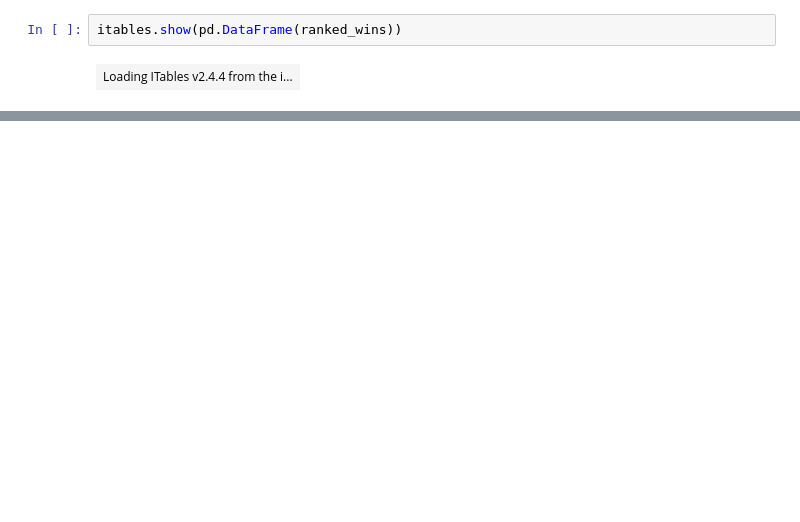
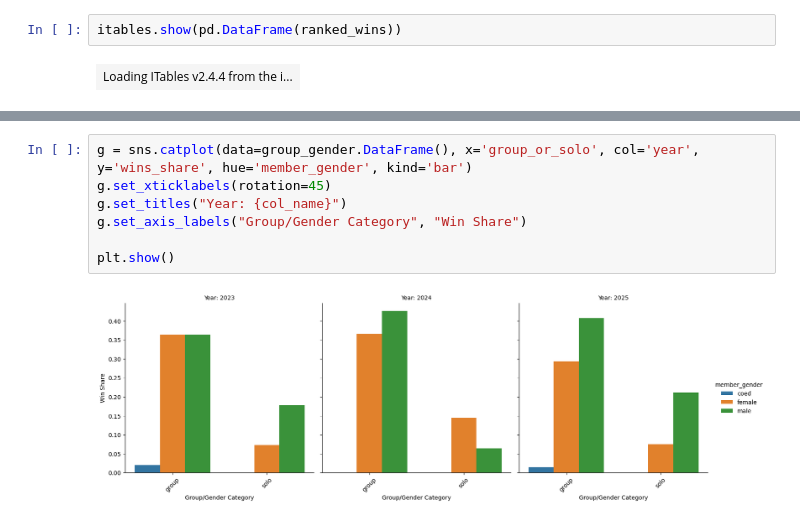
Before and after one commit to ccaban6/love-dive-into-kpop-music-show-winners, a Jupyter notebook: notebooks/02_exploratory_analysis.ipynb, the cells around one changed output, grey strips where cells are left out. Cells and saved outputs as stored; diff of their text form; blank space fills up the shorter version.

```diff
--- a/notebooks/02_exploratory_analysis.ipynb
+++ b/notebooks/02_exploratory_analysis.ipynb
@@ -184,0 +304,9 @@ itables.show(pd.DataFrame(ranked_wins))
+# %%
+g = sns.catplot(data=group_gender.DataFrame(), x='group_or_solo', col='year', y='wins_share', hue='member_gender', kind='bar')
+g.set_xticklabels(rotation=45)
+g.set_titles("Year: {col_name}")
+g.set_axis_labels("Group/Gender Category", "Win Share")
+
+plt.show()
+# %% [output]
+[figure, added]
```
Also changed, not shown: parts of 36 cells of this notebook, 51 other files.
